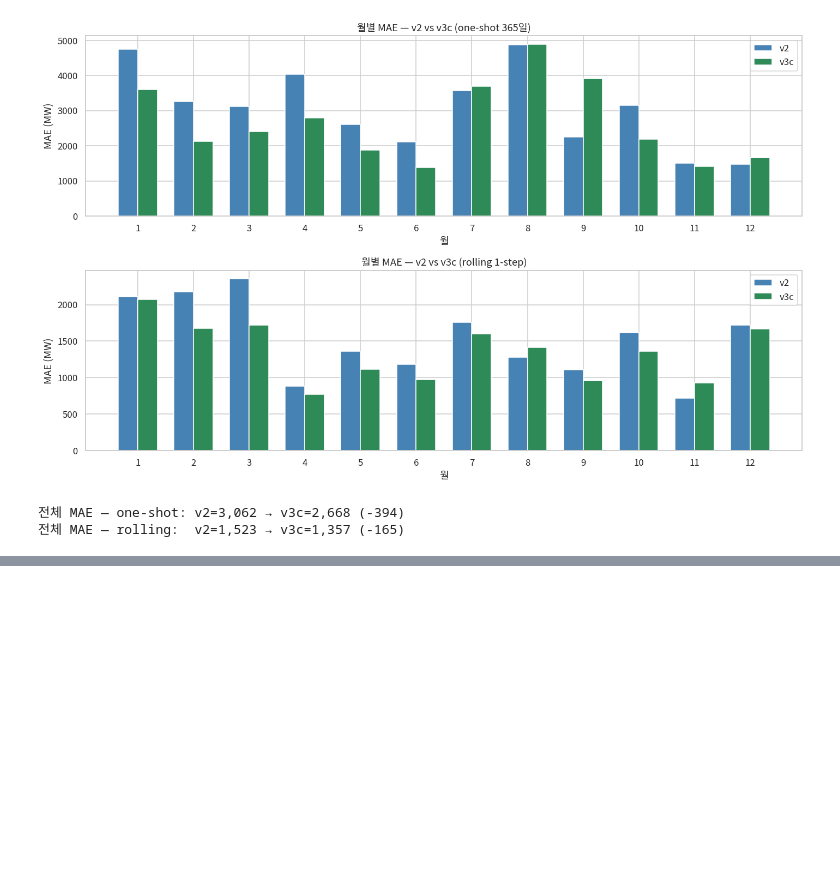
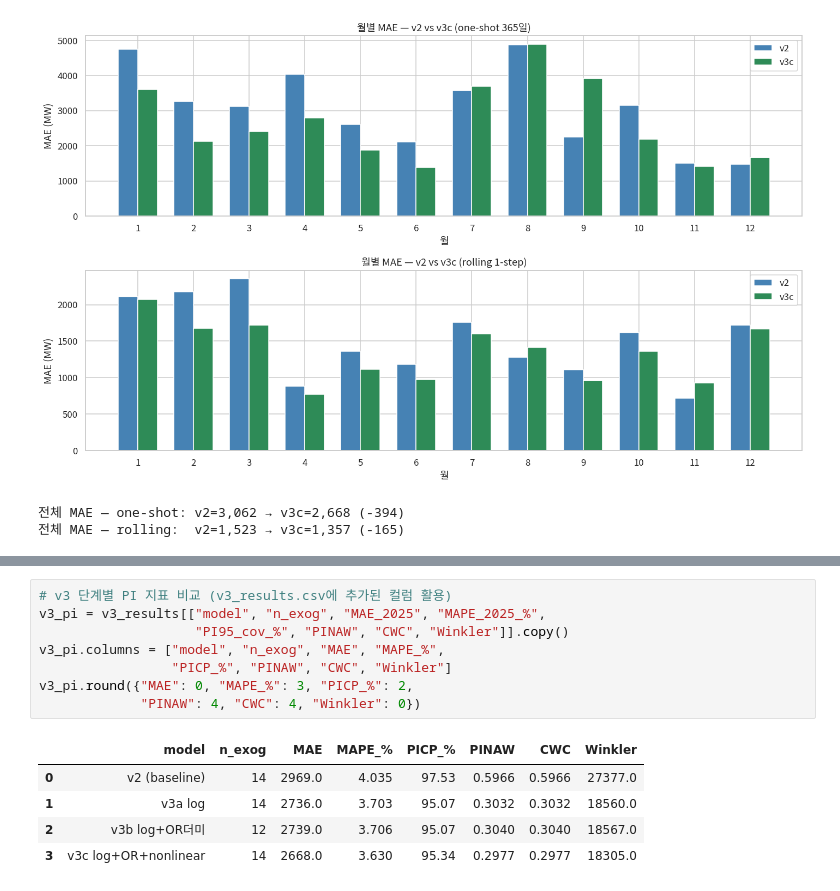
Before and after one commit to 1935138/timeseries-final, a Jupyter notebook: notebooks/modeling.ipynb, the cells around one changed output, grey strips where cells are left out. Saved outputs shown, nothing was run; the diff lists cells and outputs as text; blank space fills up the shorter version.

```diff
--- a/notebooks/modeling.ipynb
+++ b/notebooks/modeling.ipynb
@@ -393,0 +405,14 @@ print(f"전체 MAE — rolling:  v2={v2_cmp['err_roll'].abs().mean():,.0f} → v
+# %%
+# v3 단계별 PI 지표 비교 (v3_results.csv에 추가된 컬럼 활용)
+v3_pi = v3_results[["model", "n_exog", "MAE_2025", "MAPE_2025_%",
+                    "PI95_cov_%", "PINAW", "CWC", "Winkler"]].copy()
+v3_pi.columns = ["model", "n_exog", "MAE", "MAPE_%",
+                 "PICP_%", "PINAW", "CWC", "Winkler"]
+v3_pi.round({"MAE": 0, "MAPE_%": 3, "PICP_%": 2,
+             "PINAW": 4, "CWC": 4, "Winkler": 0})
+# %% [output]
+|  | model | n_exog | MAE | MAPE_% | PICP_% | PINAW | CWC | Winkler |
+| 0 | v2 (baseline) | 14 | 2969.0 | 4.035 | 97.53 | 0.5966 | 0.5966 | 27377.0 |
+| 1 | v3a log | 14 | 2736.0 | 3.703 | 95.07 | 0.3032 | 0.3032 | 18560.0 |
+| 2 | v3b log+OR더미 | 12 | 2739.0 | 3.706 | 95.07 | 0.3040 | 0.3040 | 18567.0 |
+| 3 | v3c log+OR+nonlinear | 14 | 2668.0 | 3.630 | 95.34 | 0.2977 | 0.2977 | 18305.0 |
```
Also changed, not shown: parts of 3 cells of this notebook, 7 other files.
